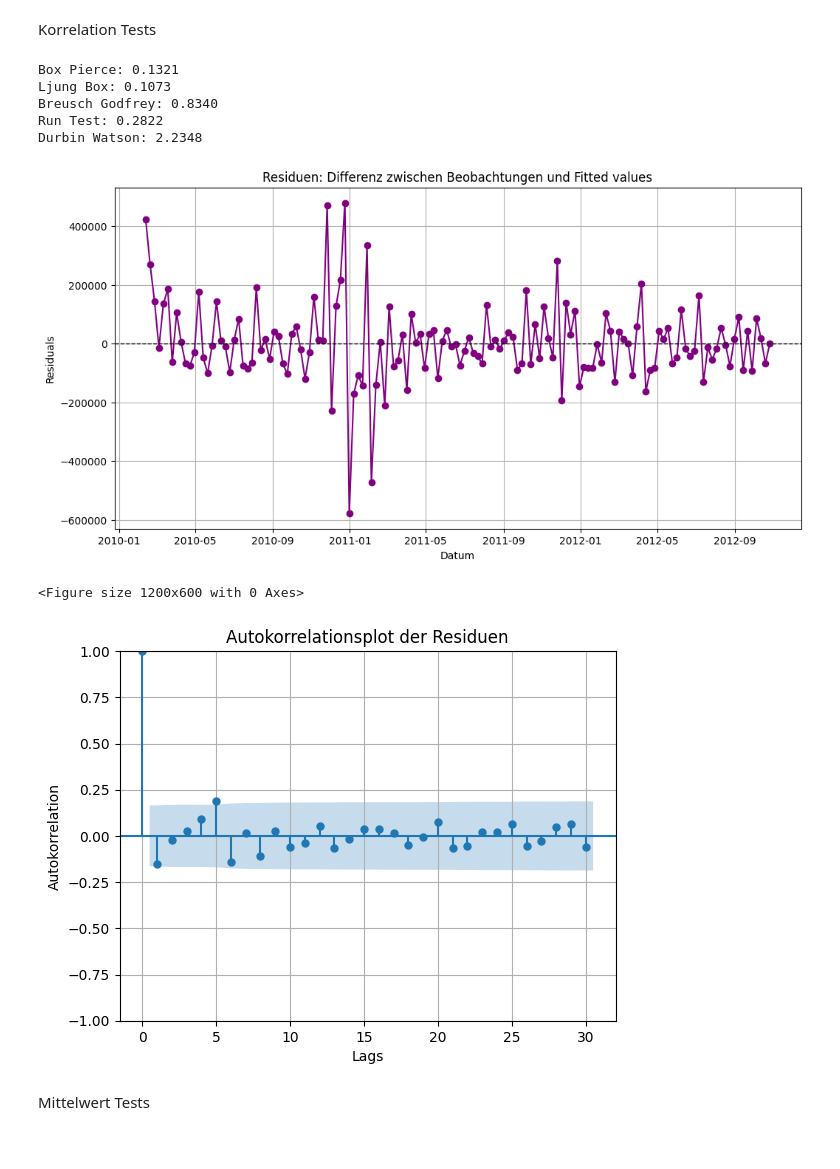
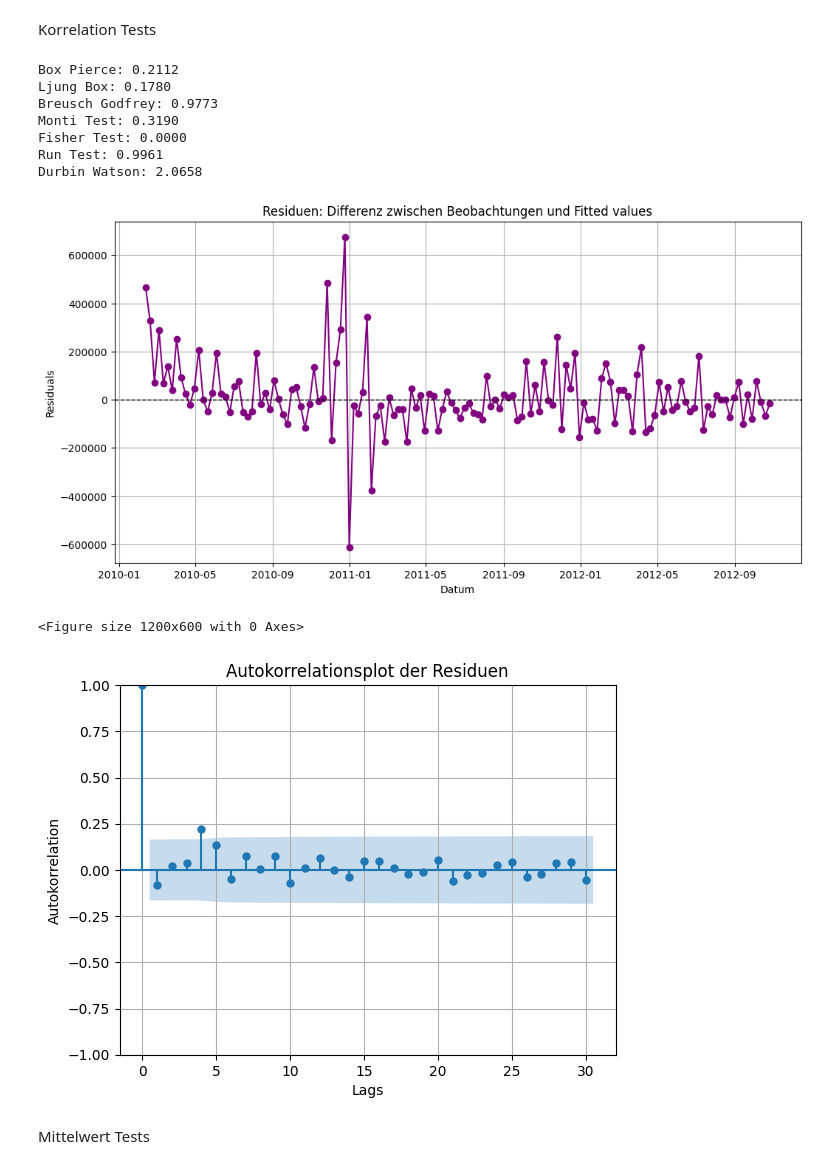
Before and after one commit to netalivo/Bachelor, a Jupyter notebook: main_single_store.ipynb, the cells around one changed output. Drawn from its saved outputs; the diff is of its cells as text; code cells hidden in the pictures.

```diff
--- a/main_single_store.ipynb
+++ b/main_single_store.ipynb
@@ -57,7 +56,7 @@ Seasonal
 # %% [markdown]
 SARIMA Modell
 # %%
-sarima_params  = optimal_orders.get(str(store_number))
+sarima_params  = optimal_orders_5.get(str(store_number))
 order = tuple(sarima_params["order"])
 seasonal_order = tuple(sarima_params["seasonal_order"])
 
@@ -120,22 +114,26 @@ Korrelation Tests
 # %%
 box_pierce_test(residuen)
 ljung_box_test(residuen)
 breusch_godfrey_test(residuen)
+monti_test(residuen, p = order[0], q = order[2])
+fisher_test(residuen, p = order[0], q = order[2])
 run_test(residuen)
 
 durbin_watson_test(residuen)
 
 residual_plot(residuen)
 acf_resid_plot(residuen)
 # %% [output]
-Box Pierce: 0.1321
-Ljung Box: 0.1073
-Breusch Godfrey: 0.8340
-Run Test: 0.2822
-Durbin Watson: 2.2348
+Box Pierce: 0.2112
+Ljung Box: 0.1780
+Breusch Godfrey: 0.9773
+Monti Test: 0.3190
+Fisher Test: 0.0000
+Run Test: 0.9961
+Durbin Watson: 2.0658
-[figure, old version]
+[figure, new version]
 <Figure size 1200x600 with 0 Axes>
-[figure, old version]
+[figure, new version]
 # %% [markdown]
 Mittelwert Tests
 # %%
```
Also changed, not shown: parts of 6 cells of this notebook, 2 other files.
